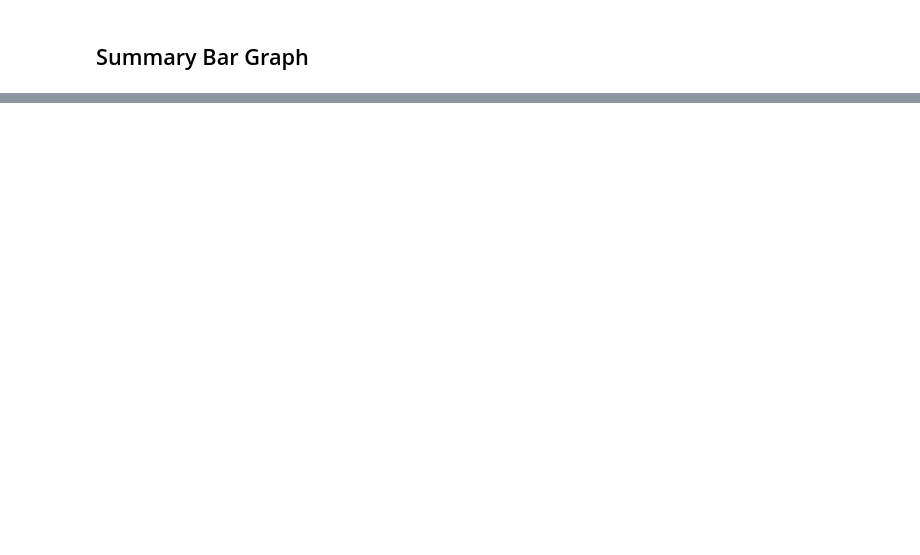
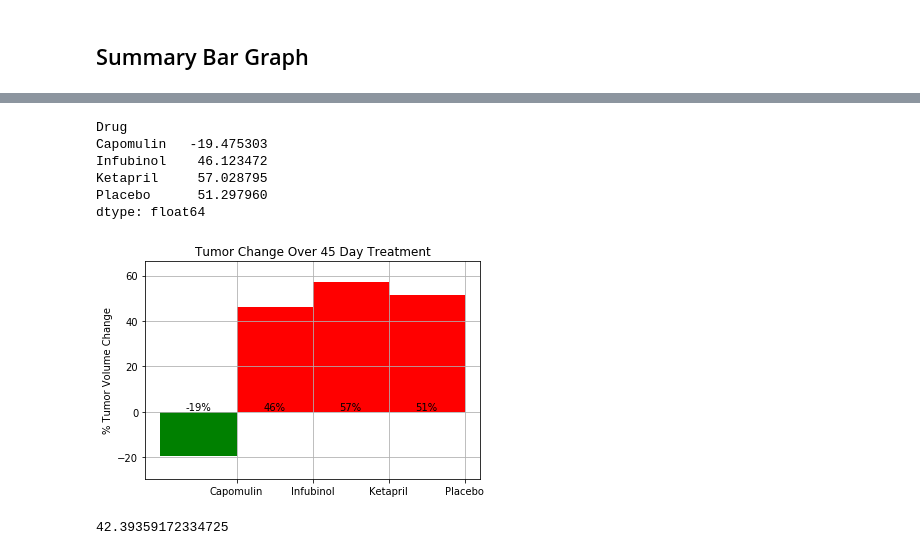
Before and after one commit to shakespearbi/matplotlib-challenge, a Jupyter notebook: Instructions/Pymaceuticals/pymaceuticals_starter.ipynb, the cells around one changed output, grey strips where cells are left out. Drawn from its saved outputs; the diff is of its cells as text; code cells hidden in the pictures; blank space fills up the shorter version.

Commit message:
Finished percent change bar graph

```diff
--- a/Instructions/Pymaceuticals/pymaceuticals_starter.ipynb
+++ b/Instructions/Pymaceuticals/pymaceuticals_starter.ipynb
@@ -335,4 +352,15 @@ plt.show()
+# %%
+drug_list=['Capomulin', 'Infubinol', 'Ketapril', 'Placebo']
 # %%
 # Calculate the percent changes for each drug
+per_chg = (mean_tumor_pivot_df.loc[45,drug_list] - mean_tumor_pivot_df.loc[0,drug_list])/mean_tumor_pivot_df.loc[0,drug_list]*100
 
 # Display the data to confirm
+per_chg
+# %% [output]
+Drug
+Capomulin   -19.475303
+Infubinol    46.123472
+Ketapril     57.028795
+Placebo      51.297960
+dtype: float64
@@ -359,0 +370,37 @@ fig.show()
+# %%
+# Store all Relevant Percent Changes into a Tuple
+per_chg_tuple = tuple(per_chg)
+per_chg_tuple
+
+# Splice the data between passing and failing drugs
+# success = [row for row in per_chg_tuple if row < 0]
+# failure = [row for row in per_chg_tuple if row > 0]
+
+for i in range(len(drug_list)):
+    if per_chg_tuple[i] < 0:
+        growth=plt.bar(x_axis[i], per_chg_tuple[i], color='g', align='edge', width=1)
+    else:
+        reduction=plt.bar(x_axis[i], per_chg_tuple[i], color='r', align='edge', width=1)
+    plt.text(x_axis[i]+0.5, 0, '%d' % int(per_chg_tuple[i])+'%', ha='center',va='bottom')
+
+# Orient widths. Add labels, tick marks, etc.
+x_axis = np.arange(len(drug_list))
+tick_locations = [value+1 for value in x_axis]
+
+plt.title("Tumor Change Over 45 Day Treatment")
+plt.ylabel("% Tumor Volume Change")
+plt.grid(axis = 'x')
+plt.grid(axis = 'y')
+plt.ylim(per_chg[0]-10,per_chg[-1]+15)
+plt.xticks(tick_locations, drug_list)
+
+
+# Use functions to label the percentages of changes
+
+# Call functions to implement the function calls
+
+
+# Save the Figure
+plt.savefig("plot4.png")
+# %% [output]
+[figure, added]
@@ -360,2 +410,6 @@ fig.show()
+# %%
+(mean_tumor_pivot_df["Placebo"].pct_change()*100).sum()
+# %% [output]
+42.39359172334725
 # %% [markdown]
 ![Metastatic Spread During Treatment](../Images/change.png)
```
Also changed, not shown: parts of 6 cells of this notebook, 2 other files.
